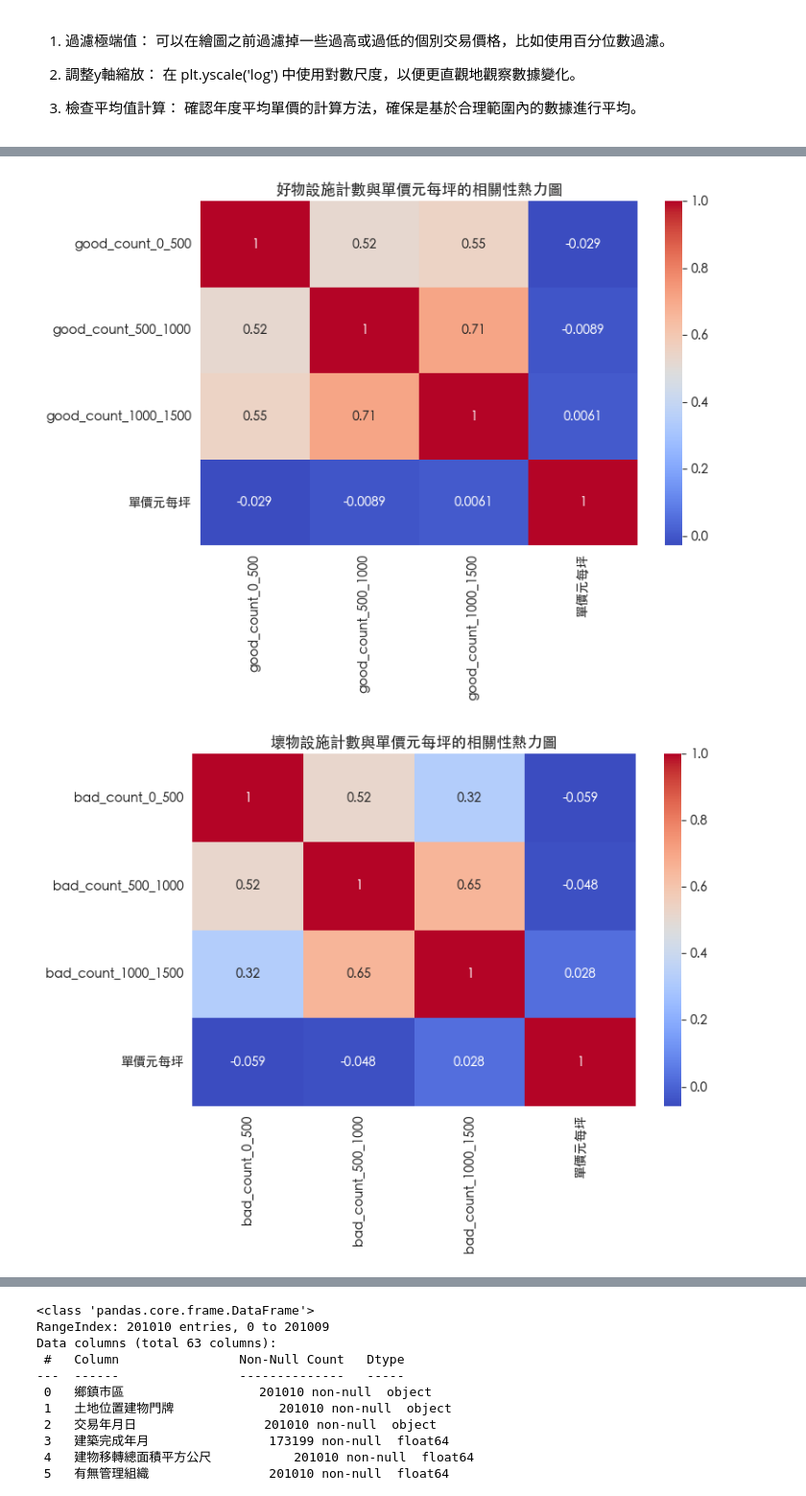
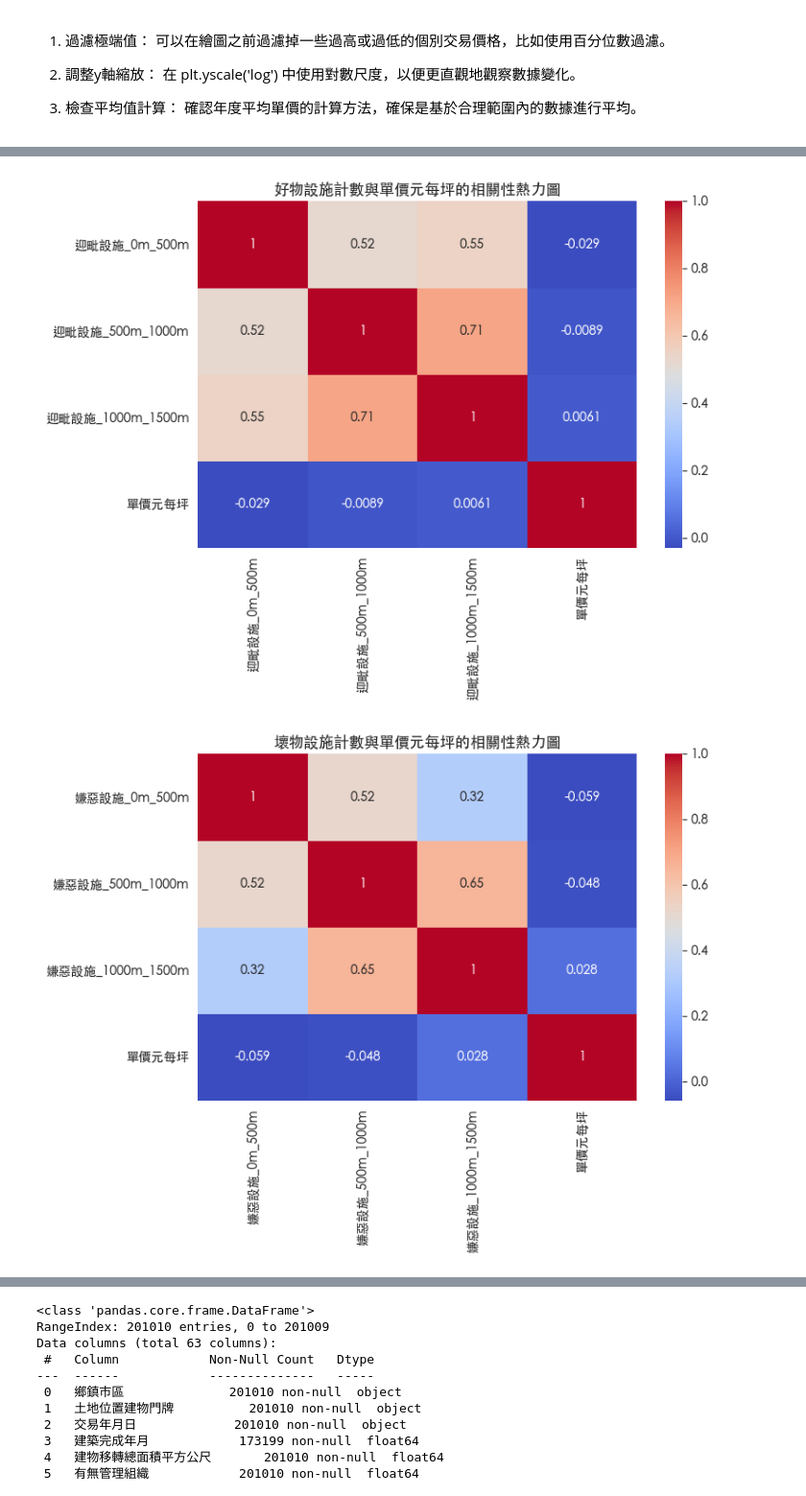
Before and after one commit to BDSE35/house, a Jupyter notebook: EDA/outlier_final_ml.ipynb, the cells around one changed output, grey strips where cells are left out. Shown at 96% size. Cells and saved outputs as stored; diff of their text form; code cells hidden in the pictures.

```diff
--- a/EDA/outlier_final_ml.ipynb
+++ b/EDA/outlier_final_ml.ipynb
@@ -74,3 +72,20 @@ print(df['有無管理組織'].head())
 3    0.0
 4    0.0
 Name: 有無管理組織, dtype: float64
+# %%
+# 定義欄位名稱對應的字典
+columns_rename = {
+    'good_count_0_500': '迎毗設施_0m_500m',
+    'good_count_500_1000': '迎毗設施_500m_1000m',
+    'good_count_1000_1500': '迎毗設施_1000m_1500m',
+    'bad_count_0_500': '嫌惡設施_0m_500m',
+    'bad_count_500_1000': '嫌惡設施_500m_1000m',
+    'bad_count_1000_1500': '嫌惡設施_1000m_1500m',
+    'KDE_class': '房屋交易密度分群'
+}
+
+# 使用 rename() 方法重新命名欄位
+df = df.rename(columns=columns_rename)
+
+# 確認修改後的欄位名稱
+print(df.columns)
@@ -425,7 +443,7 @@ plt.show()
 # plt.show()
 # %%
 # 选择需要绘制的变量
-heatmap_vars = ['good_count_0_500', 'good_count_500_1000', 'good_count_1000_1500', '單價元每坪']
+heatmap_vars = ['迎毗設施_0m_500m', '迎毗設施_500m_1000m', '迎毗設施_1000m_1500m', '單價元每坪']
 
 # 计算相关性矩阵
 corr = df[heatmap_vars].corr()
@@ -437,22 +455,22 @@ plt.title('好物設施計數與單價元每坪的相關性熱力圖')
 plt.tight_layout()
 plt.show()
 # %% [output]
-[figure, old version]
+[figure, new version]
 # %%
 # 选择需要绘制的变量
-heatmap_vars = ['bad_count_0_500', 'bad_count_500_1000', 'bad_count_1000_1500', '單價元每坪']
+heatmap_vars = ['嫌惡設施_0m_500m', '嫌惡設施_500m_1000m', '嫌惡設施_1000m_1500m', '單價元每坪']
 
 # 计算相关性矩阵
 corr = df[heatmap_vars].corr()
 
 # 绘制热力图
 plt.figure(figsize=(8, 6))
 sns.heatmap(corr, annot=True, cmap='coolwarm')
 plt.title('壞物設施計數與單價元每坪的相關性熱力圖')
 plt.tight_layout()
 plt.show()
 # %% [output]
-[figure, old version]
+[figure, new version]
 # %%
 df.columns
 # %% [output]
```
Also changed, not shown: parts of 22 cells of this notebook, 2 other files.
